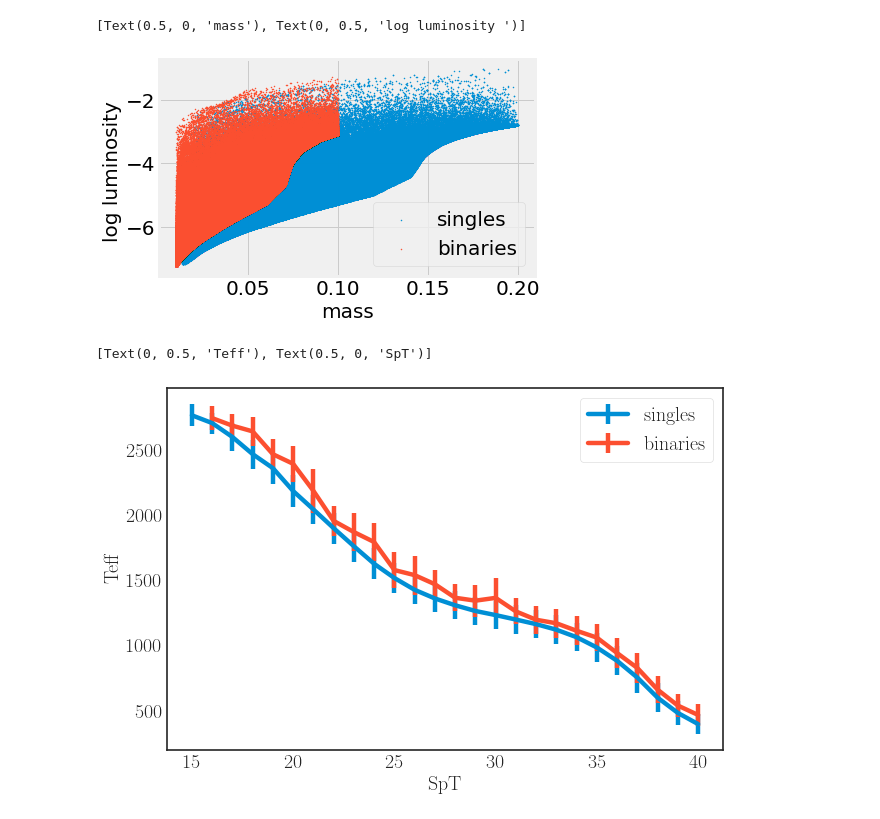
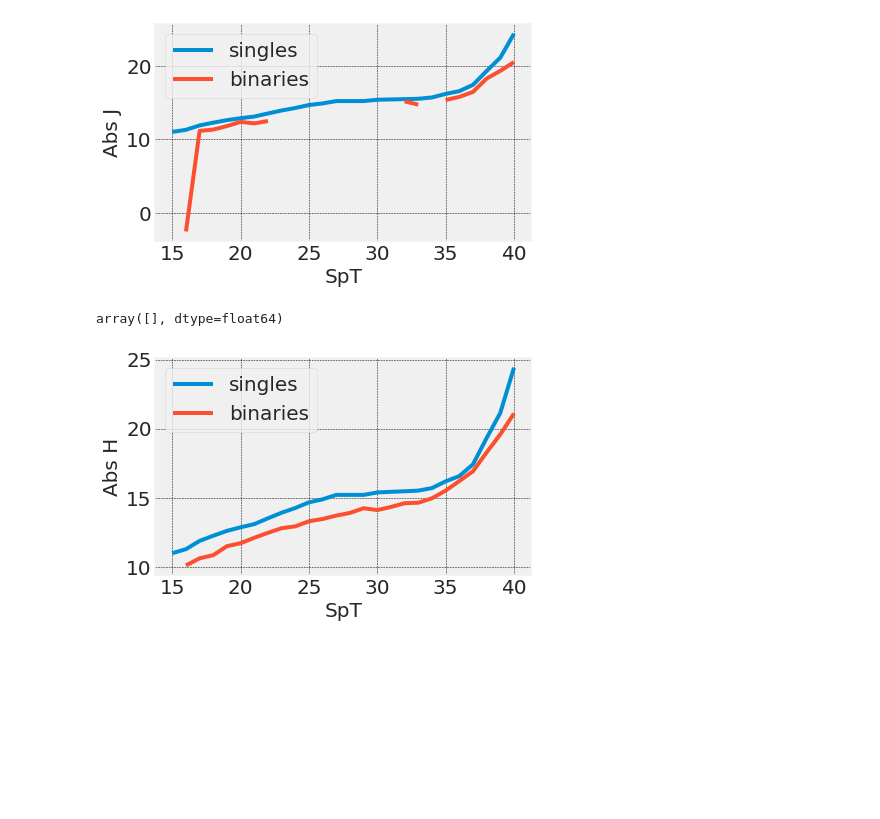
Before and after one commit to caganze/popsims, a Jupyter notebook: notebooks/Binaries.ipynb, the cells around one changed output. Drawn from its saved outputs; the diff is of its cells as text; code cells hidden in the pictures; blank space fills up the shorter version.

Commit message:
correct treatment binaries

```diff
--- a/notebooks/Binaries.ipynb
+++ b/notebooks/Binaries.ipynb
@@ -10,7 +10,7 @@ import seaborn as sns
 import scipy
 #sns.set_style("darkgrid", {"axes.facecolor": ".95"})
 
-plt.style.use('fivethirtyeight')
+#plt.style.use('fivethirtyeight')
 #plt.style.use('dark_background')
 
 from  matplotlib.colors import Normalize
@@ -49,4 +56,4 @@ def group_by_spt(spts, values, grid= np.arange(15, 41)):
 # %%
-vals=popsims.make_systems(bfraction=0.5)
+vals=popsims.make_systems(bfraction=0.2)
 # %%
 #mass functuin and mass ratio distributin
@@ -108,11 +192,15 @@ ax.set(xlabel='J mag ')
-# %%
-fig, ax=plt.subplots()
-ax.scatter(vals.mass[vals.is_binary], vals.luminosity[vals.is_binary], s=1,
-           label='singles')
-ax.scatter(vals.mass[~vals.is_binary], vals.luminosity[~vals.is_binary], s=1,
-          label='binaries')
-plt.legend()
-ax.set(xlabel='mass', ylabel='log luminosity ')
-# %% [output]
-[Text(0.5, 0, 'mass'), Text(0, 0.5, 'log luminosity ')]
-[figure, removed]
+# %%
+fig, ax=plt.subplots()
+
+sings=group_by_spt(vals.spt[~vals.is_binary],vals.abs_2MASS_J[~vals.is_binary])
+bins=group_by_spt(vals.spt[vals.is_binary], vals.abs_2MASS_J[vals.is_binary])
+
+ax.errorbar(sings['grid'], sings['median'], label='singles')
+ax.errorbar(bins['grid'], bins['median'], label='binaries')
+#ax.plot(bins['grid'], get_abs_mag(bins['grid'],'2MASS J')[0], label='pecaut')
+
+ax.set(ylabel='Abs J', xlabel='SpT')
+ax.legend()
+ax.minorticks_on()
+# %% [output]
+[figure, added]
@@ -119,12 +211,19 @@ ax.set(xlabel='mass', ylabel='log luminosity ')
+# %%
+ popsims.abs_mags.absolute_mag_kirkpatrick(spts[spts>=36], '2MASS H')[0]
+# %% [output]
+array([], dtype=float64)
 # %%
 fig, ax=plt.subplots()
-sings=group_by_spt(vals.spt[~vals.is_binary],vals.temperature[~vals.is_binary])
-bins=group_by_spt(vals.spt[vals.is_binary], vals.temperature[vals.is_binary])
 
-ax.errorbar(sings['grid'], sings['median'], yerr=sings['std'], label='singles')
-ax.errorbar(bins['grid'], bins['median'], yerr=bins['std'], label='binaries')
+sings=group_by_spt(vals.spt[~vals.is_binary],vals.abs_2MASS_H[~vals.is_binary])
+bins=group_by_spt(vals.spt[vals.is_binary], vals.abs_2MASS_H[vals.is_binary])
+
+ax.errorbar(sings['grid'], sings['median'], label='singles')
+ax.errorbar(bins['grid'], bins['median'], label='binaries')
+#ax.plot(bins['grid'], get_abs_mag(bins['grid'],'2MASS H'), label='pecaut')
+
+ax.set(ylabel='Abs H', xlabel='SpT')
 ax.legend()
-ax.set(ylabel='Teff', xlabel='SpT')
+ax.minorticks_on()
 # %% [output]
-[Text(0, 0.5, 'Teff'), Text(0.5, 0, 'SpT')]
-[figure, old version]
+[figure, new version]
```
Also changed, not shown: parts of 63 cells of this notebook, 4 other files.
